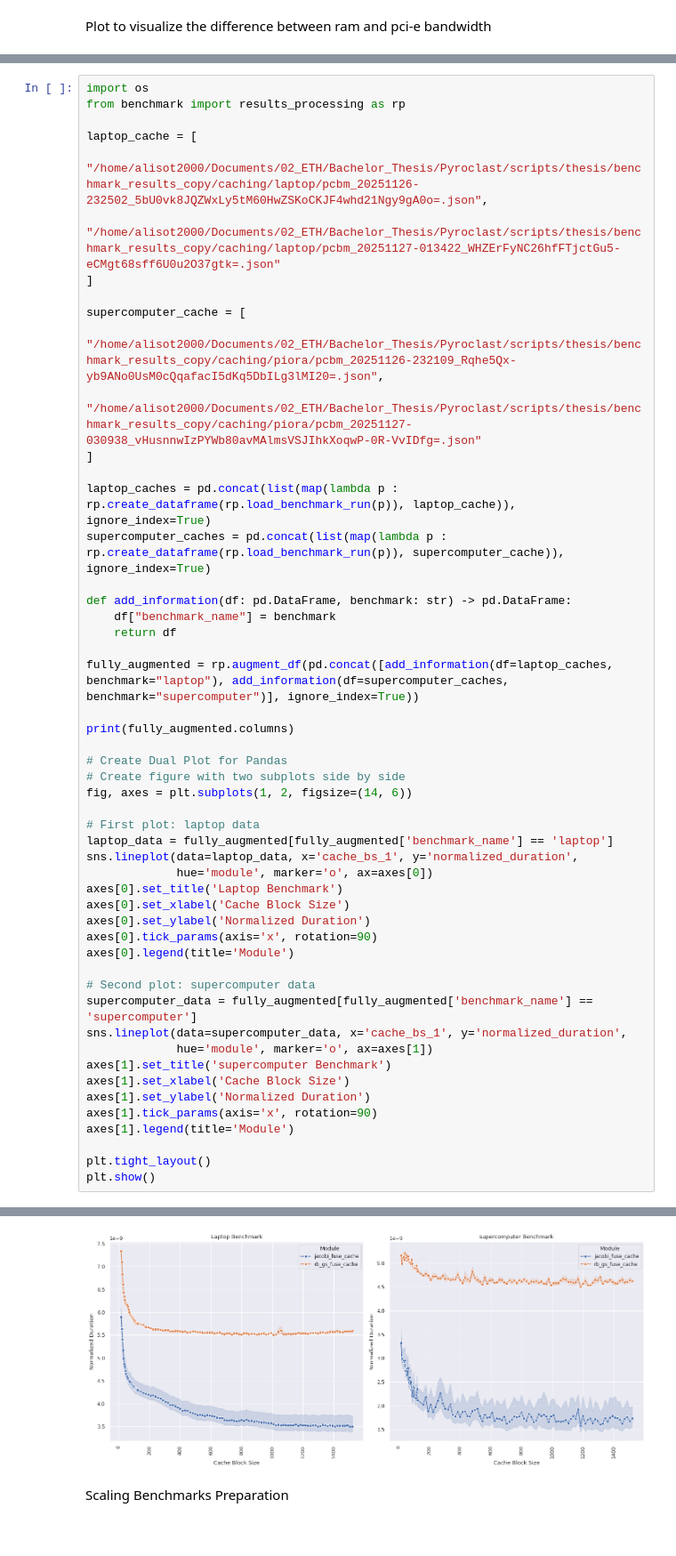
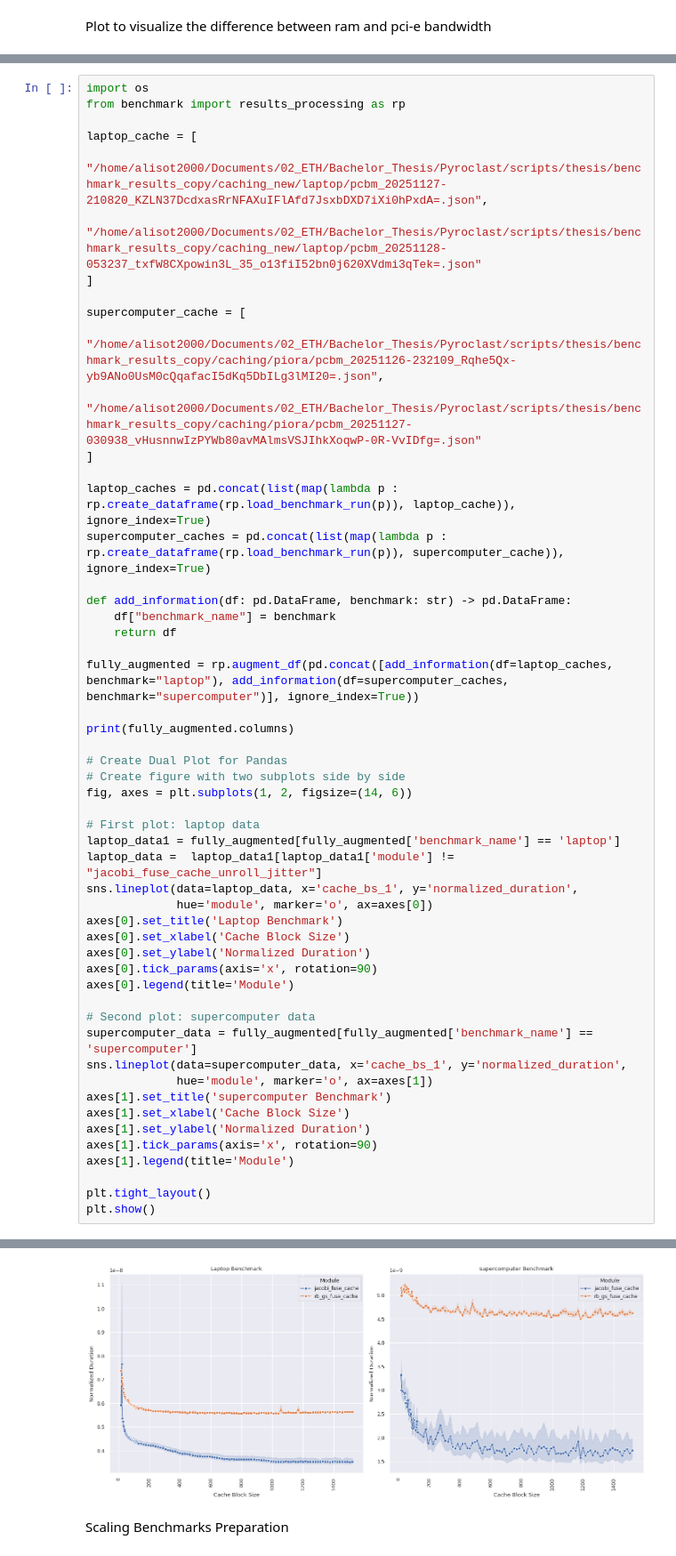
Before and after one commit to MarcelFerrari/Pyroclast, a Jupyter notebook: scripts/thesis/thesis_plots.ipynb, the cells around one changed output, grey strips where cells are left out. Shown at 89% size. Cells and saved outputs as stored; diff of their text form.

Commit message:
+ Attempting to reproduce some results

```diff
--- a/scripts/thesis/thesis_plots.ipynb
+++ b/scripts/thesis/thesis_plots.ipynb
@@ -206,8 +206,8 @@ import os
 from benchmark import results_processing as rp
 
 laptop_cache = [
-    "/home/alisot2000/Documents/02_ETH/Bachelor_Thesis/Pyroclast/scripts/thesis/benchmark_results_copy/caching/laptop/pcbm_20251126-232502_5bU0vk8JQZWxLy5tM60HwZSKoCKJF4whd21Ngy9gA0o=.json",
-    "/home/alisot2000/Documents/02_ETH/Bachelor_Thesis/Pyroclast/scripts/thesis/benchmark_results_copy/caching/laptop/pcbm_20251127-013422_WHZErFyNC26hfFTjctGu5-eCMgt68sff6U0u2O37gtk=.json"
+    "/home/alisot2000/Documents/02_ETH/Bachelor_Thesis/Pyroclast/scripts/thesis/benchmark_results_copy/caching_new/laptop/pcbm_20251127-210820_KZLN37DcdxasRrNFAXuIFlAfd7JsxbDXD7iXi0hPxdA=.json",
+    "/home/alisot2000/Documents/02_ETH/Bachelor_Thesis/Pyroclast/scripts/thesis/benchmark_results_copy/caching_new/laptop/pcbm_20251128-053237_txfW8CXpowin3L_35_o13fiI52bn0j620XVdmi3qTek=.json"
 ]
 
 supercomputer_cache = [
@@ -230,35 +230,36 @@ print(fully_augmented.columns)
 # Create figure with two subplots side by side
 fig, axes = plt.subplots(1, 2, figsize=(14, 6))
 
 # First plot: laptop data
-laptop_data = fully_augmented[fully_augmented['benchmark_name'] == 'laptop']
+laptop_data1 = fully_augmented[fully_augmented['benchmark_name'] == 'laptop']
+laptop_data =  laptop_data1[laptop_data1['module'] != "jacobi_fuse_cache_unroll_jitter"]
 sns.lineplot(data=laptop_data, x='cache_bs_1', y='normalized_duration',
              hue='module', marker='o', ax=axes[0])
 axes[0].set_title('Laptop Benchmark')
 axes[0].set_xlabel('Cache Block Size')
 axes[0].set_ylabel('Normalized Duration')
 axes[0].tick_params(axis='x', rotation=90)
 axes[0].legend(title='Module')
 
 # Second plot: supercomputer data
 supercomputer_data = fully_augmented[fully_augmented['benchmark_name'] == 'supercomputer']
 sns.lineplot(data=supercomputer_data, x='cache_bs_1', y='normalized_duration',
              hue='module', marker='o', ax=axes[1])
 axes[1].set_title('supercomputer Benchmark')
 axes[1].set_xlabel('Cache Block Size')
 axes[1].set_ylabel('Normalized Duration')
 axes[1].tick_params(axis='x', rotation=90)
 axes[1].legend(title='Module')
 
 plt.tight_layout()
 plt.show()
 # %% [output]
 Index(['cpu_count', 'module', 'benchmark_type', 'max_iter', 'nx', 'ny',
        'cache_bs_1', 'cache_bs_2', 'iter_unrol', 'sample', 'duration',
        'normalized_duration', 'name', 'benchmark_name', 'group-cpu-nx-ny',
        'group-module-nx-ny', 'dim', 'group-module-cpu'],
       dtype='object')
-[figure, old version]
+[figure, new version]
 # %% [markdown]
 Scaling Benchmarks Preparation
 # %%
```
Also changed, not shown: 3 other files.
